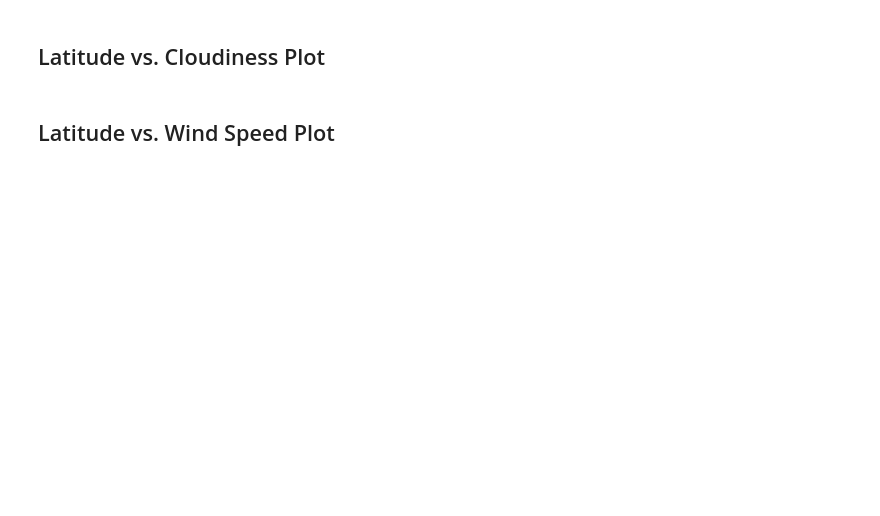
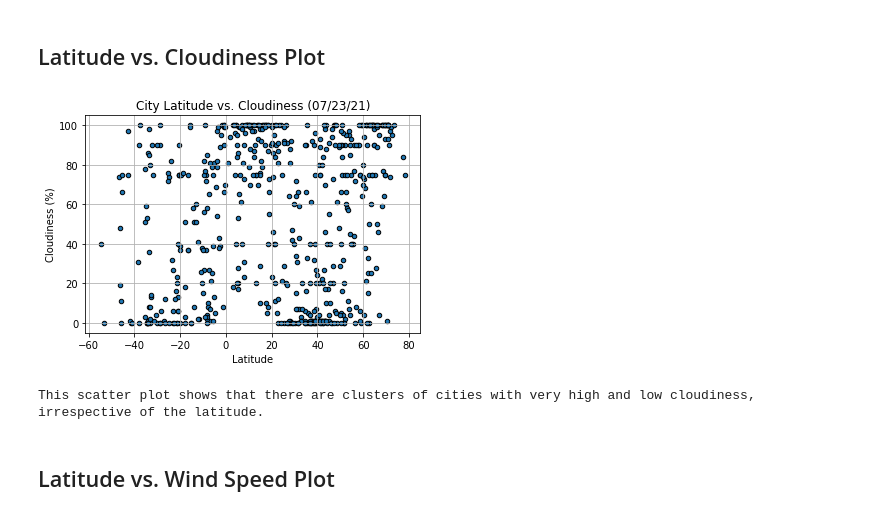
Before and after one commit to shiek333/python-api-challenge, a Jupyter notebook: Analysis/WeatherPy.ipynb, the cells around one changed output. Saved outputs shown, nothing was run; the diff lists cells and outputs as text; code cells hidden in the pictures; blank space fills up the shorter version.

```diff
--- a/Analysis/WeatherPy.ipynb
+++ b/Analysis/WeatherPy.ipynb
@@ -166,4 +190,18 @@ Skip this step if there are no cities that have humidity > 100%.
 # %% [markdown]
 ## Latitude vs. Cloudiness Plot
+# %%
+x = ['Lat']
+y = ['Cloudiness']
+city_df.plot.scatter(x,y,
+                     edgecolor='black',
+                     grid=True,
+                     xlabel='Latitude',
+                     ylabel='Cloudiness (%)',
+                     title='City Latitude vs. Cloudiness (07/23/21)')
+plt.show()
+print("This scatter plot shows that there are clusters of cities with very high and low cloudiness, irrespective of the latitude. ")
+# %% [output]
+[figure, added]
+This scatter plot shows that there are clusters of cities with very high and low cloudiness, irrespective of the latitude.
 # %% [markdown]
 ## Latitude vs. Wind Speed Plot
```
Also changed, not shown: parts of 8 cells of this notebook.
